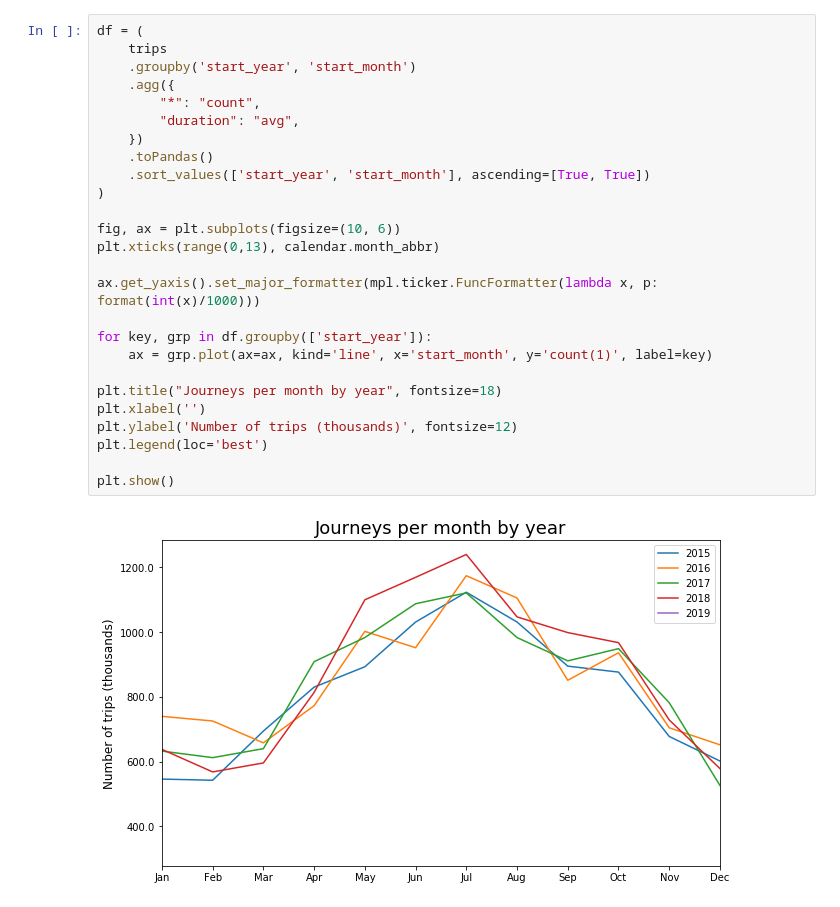
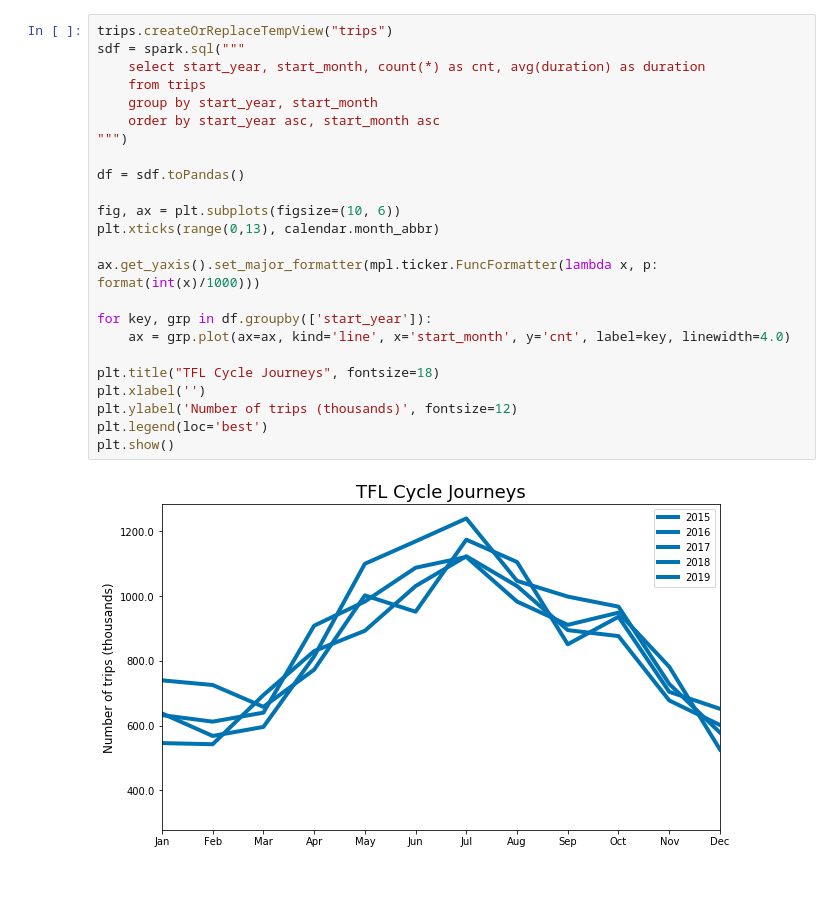
Before and after one commit to DanteLore/tfl-cycles, a Jupyter notebook: trip-analysis.ipynb, the cells around one changed output. Cells and saved outputs as stored; diff of their text form.

Commit message:
Got some snazzy charts on the go now :)

```diff
--- a/trip-analysis.ipynb
+++ b/trip-analysis.ipynb
@@ -41,28 +63,26 @@ trips.limit(10).toPandas()
 # %%
-df = (
-    trips
-    .groupby('start_year', 'start_month')
-    .agg({
-        "*": "count",
-        "duration": "avg",
-    })
-    .toPandas()
-    .sort_values(['start_year', 'start_month'], ascending=[True, True])
-)
+trips.createOrReplaceTempView("trips")
+sdf = spark.sql("""
+    select start_year, start_month, count(*) as cnt, avg(duration) as duration
+    from trips
+    group by start_year, start_month
+    order by start_year asc, start_month asc
+""")
+
+df = sdf.toPandas()
 
 fig, ax = plt.subplots(figsize=(10, 6))
 plt.xticks(range(0,13), calendar.month_abbr)
 
 ax.get_yaxis().set_major_formatter(mpl.ticker.FuncFormatter(lambda x, p: format(int(x)/1000)))
 
 for key, grp in df.groupby(['start_year']):
-    ax = grp.plot(ax=ax, kind='line', x='start_month', y='count(1)', label=key)
+    ax = grp.plot(ax=ax, kind='line', x='start_month', y='cnt', label=key, linewidth=4.0)
 
-plt.title("Journeys per month by year", fontsize=18)
+plt.title("TFL Cycle Journeys", fontsize=18)
 plt.xlabel('')
 plt.ylabel('Number of trips (thousands)', fontsize=12)
 plt.legend(loc='best')
-
 plt.show()
 # %% [output]
-[figure, old version]
+[figure, new version]
```
Also changed, not shown: parts of 5 cells of this notebook.
